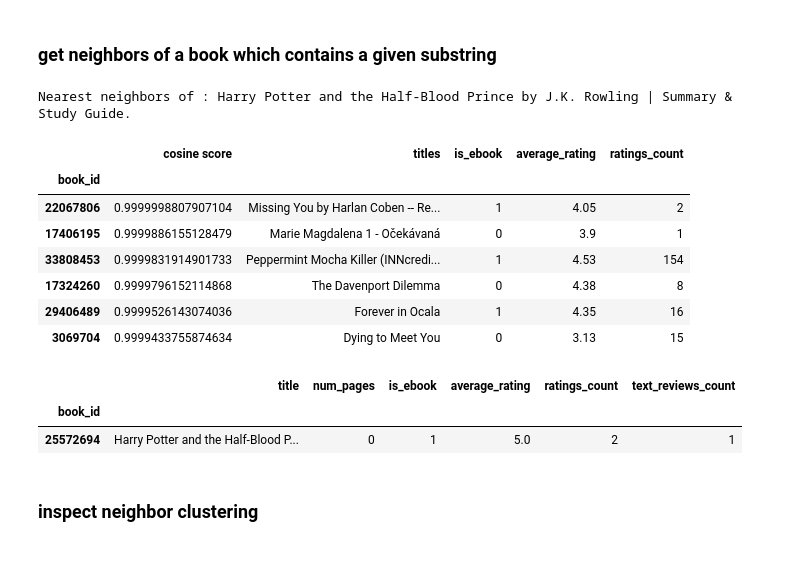
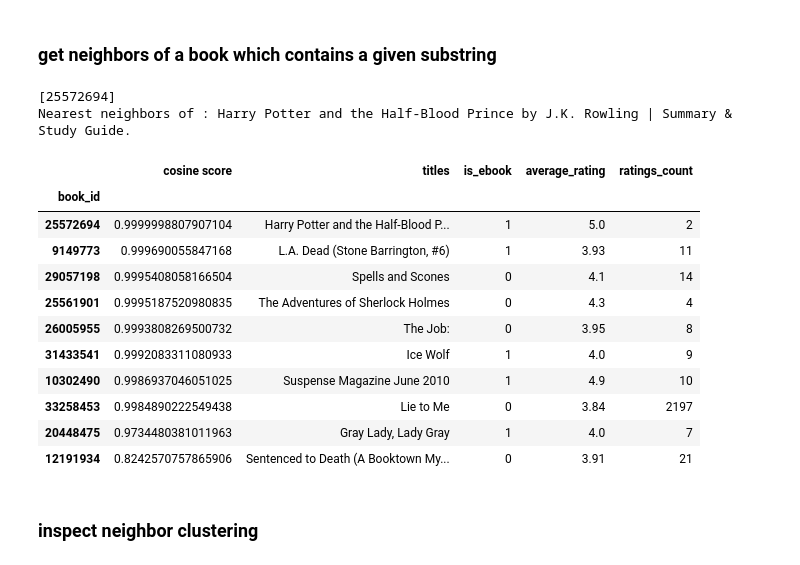
Before and after one commit to elainewyq/Goodreads_Book_Recommender, a Jupyter notebook: RecommendationExample.ipynb, the cells around one changed output. Saved outputs shown, nothing was run; the diff lists cells and outputs as text; code cells hidden in the pictures.

```diff
--- a/RecommendationExample.ipynb
+++ b/RecommendationExample.ipynb
@@ -93,21 +162,24 @@ model.train(num_iterations=2000, learning_rate=1.)
 # %% [markdown]
 ### get neighbors of a book which contains a given substring
+# %%
+#example with book 'Harry Potter'
+title_substring ='Harry Potter'
+book_neighbors(books, reviews, model, title_substring, measure='cosine', k=10)
+# %% [output]
+[25572694]
+Nearest neighbors of : Harry Potter and the Half-Blood Prince by J.K. Rowling | Summary & Study Guide.
+|  | cosine score | titles | is_ebook | average_rating | ratings_count |
+| book_id |  |  |  |  |  |
+| 25572694 | 0.9999998807907104 | Harry Potter and the Half-Blood P... | 1 | 5.0 | 2 |
+| 9149773 | 0.999690055847168 | L.A. Dead (Stone Barrington, #6) | 1 | 3.93 | 11 |
+| 29057198 | 0.9995408058166504 | Spells and Scones | 0 | 4.1 | 14 |
+| 25561901 | 0.9995187520980835 | The Adventures of Sherlock Holmes | 0 | 4.3 | 4 |
+| 26005955 | 0.9993808269500732 | The Job: | 0 | 3.95 | 8 |
+| 31433541 | 0.9992083311080933 | Ice Wolf | 1 | 4.0 | 9 |
+| 10302490 | 0.9986937046051025 | Suspense Magazine June 2010 | 1 | 4.9 | 10 |
+| 33258453 | 0.9984890222549438 | Lie to Me | 0 | 3.84 | 2197 |
+| 20448475 | 0.9734480381011963 | Gray Lady, Lady Gray | 1 | 4.0 | 7 |
+| 12191934 | 0.8242570757865906 | Sentenced to Death (A Booktown My... | 0 | 3.91 | 21 |
 # %%
-title_substring ='Harry Potter'
-book_neighbors(cleaned_books1, cleaned_reviews, model, title_substring, measure='cosine', k=6)
+title_substring ='The Midsummer Crown'
+book_neighbors(books, reviews, model, title_substring, measure='cosine', k=10)
-# %% [output]
-Nearest neighbors of : Harry Potter and the Half-Blood Prince by J.K. Rowling | Summary & Study Guide.
-|  | cosine score | titles | is_ebook | average_rating | ratings_count |
-| book_id |  |  |  |  |  |
-| 22067806 | 0.9999998807907104 | Missing You by Harlan Coben -- Re... | 1 | 4.05 | 2 |
-| 17406195 | 0.9999886155128479 | Marie Magdalena 1 - Očekávaná | 0 | 3.9 | 1 |
-| 33808453 | 0.9999831914901733 | Peppermint Mocha Killer (INNcredi... | 1 | 4.53 | 154 |
-| 17324260 | 0.9999796152114868 | The Davenport Dilemma | 0 | 4.38 | 8 |
-| 29406489 | 0.9999526143074036 | Forever in Ocala | 1 | 4.35 | 16 |
-| 3069704 | 0.9999433755874634 | Dying to Meet You | 0 | 3.13 | 15 |
-# %%
-cleaned_books1[cleaned_books1.title.apply(lambda x:True if 'Harry Potter' in x else False)]
-# %% [output]
-|  | title | num_pages | is_ebook | average_rating | ratings_count | text_reviews_count |
-| book_id |  |  |  |  |  |  |
-| 25572694 | Harry Potter and the Half-Blood P... | 0 | 1 | 5.0 | 2 | 1 |
```
Also changed, not shown: parts of 39 cells of this notebook, 1 other file.
